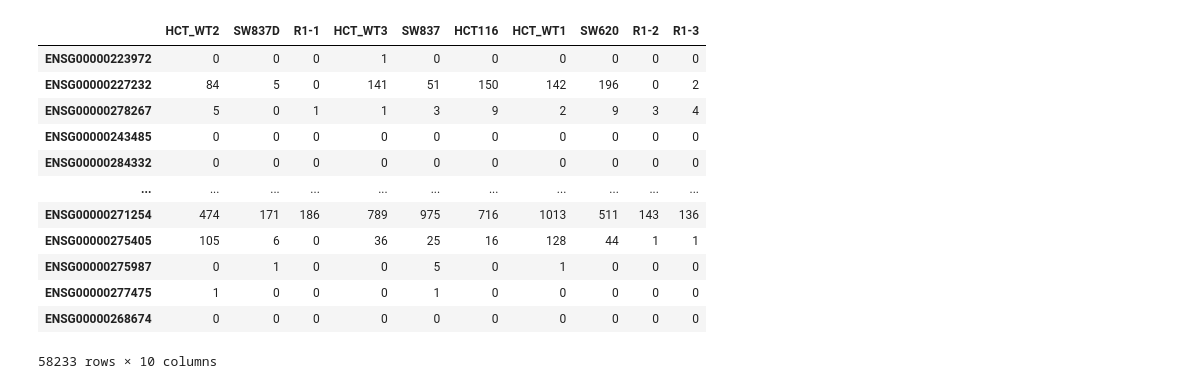
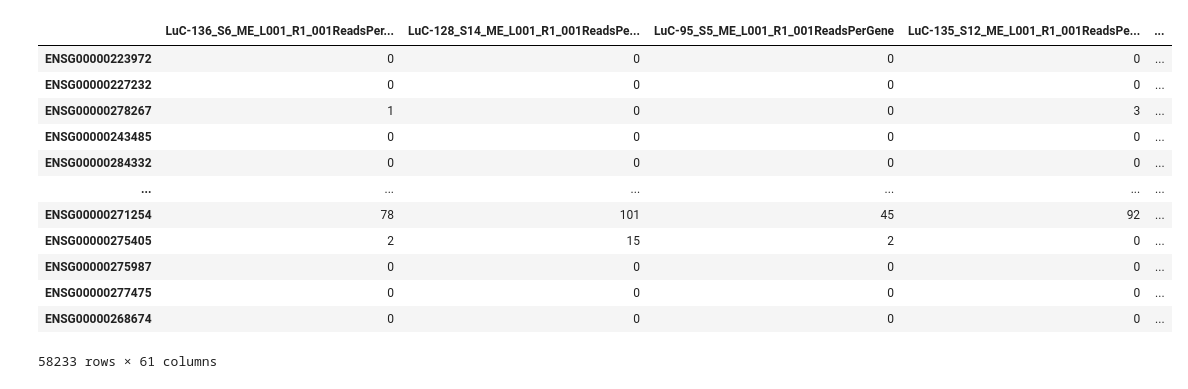
Before and after one commit to khokholmongolll/hw_bioinformatics, a Jupyter notebook: hw7/TPM_PCA.ipynb, the cells around one changed output. Saved outputs shown, nothing was run; the diff lists cells and outputs as text; code cells hidden in the pictures.

```diff
--- a/hw7/TPM_PCA.ipynb
+++ b/hw7/TPM_PCA.ipynb
@@ -7,23 +7,23 @@ import matplotlib.pyplot as plt
 from sklearn.decomposition import PCA
 from adjustText import adjust_text
 # %%
-raw_expressions = pd.read_csv('raw_expression_cells.tsv', sep='\t', index_col=0)
+raw_expressions = pd.read_csv('raw_counts_ici_samples.tsv', sep='\t', index_col=0)
 
 raw_expressions
 # %% [output]
-|  | HCT_WT2 | SW837D | R1-1 | HCT_WT3 | SW837 | HCT116 | HCT_WT1 | SW620 | R1-2 | R1-3 |
-| ENSG00000223972 | 0 | 0 | 0 | 1 | 0 | 0 | 0 | 0 | 0 | 0 |
-| ENSG00000227232 | 84 | 5 | 0 | 141 | 51 | 150 | 142 | 196 | 0 | 2 |
-| ENSG00000278267 | 5 | 0 | 1 | 1 | 3 | 9 | 2 | 9 | 3 | 4 |
-| ENSG00000243485 | 0 | 0 | 0 | 0 | 0 | 0 | 0 | 0 | 0 | 0 |
-| ENSG00000284332 | 0 | 0 | 0 | 0 | 0 | 0 | 0 | 0 | 0 | 0 |
-| ... | ... | ... | ... | ... | ... | ... | ... | ... | ... | ... |
-| ENSG00000271254 | 474 | 171 | 186 | 789 | 975 | 716 | 1013 | 511 | 143 | 136 |
-| ENSG00000275405 | 105 | 6 | 0 | 36 | 25 | 16 | 128 | 44 | 1 | 1 |
-| ENSG00000275987 | 0 | 1 | 0 | 0 | 5 | 0 | 1 | 0 | 0 | 0 |
-| ENSG00000277475 | 1 | 0 | 0 | 0 | 1 | 0 | 0 | 0 | 0 | 0 |
-| ENSG00000268674 | 0 | 0 | 0 | 0 | 0 | 0 | 0 | 0 | 0 | 0 |
+|  | LuC-136_S6_ME_L001_R1_001ReadsPer... | LuC-128_S14_ME_L001_R1_001ReadsPe... | LuC-95_S5_ME_L001_R1_001ReadsPerGene | LuC-135_S12_ME_L001_R1_001ReadsPe... | ... |
+| ENSG00000223972 | 0 | 0 | 0 | 0 | ... |
+| ENSG00000227232 | 0 | 0 | 0 | 0 | ... |
+| ENSG00000278267 | 1 | 0 | 0 | 3 | ... |
+| ENSG00000243485 | 0 | 0 | 0 | 0 | ... |
+| ENSG00000284332 | 0 | 0 | 0 | 0 | ... |
+| ... | ... | ... | ... | ... | ... |
+| ENSG00000271254 | 78 | 101 | 45 | 92 | ... |
+| ENSG00000275405 | 2 | 15 | 2 | 0 | ... |
+| ENSG00000275987 | 0 | 0 | 0 | 0 | ... |
+| ENSG00000277475 | 0 | 0 | 0 | 0 | ... |
+| ENSG00000268674 | 0 | 0 | 0 | 0 | ... |
-58233 rows × 10 columns
+58233 rows × 61 columns
 # %%
 raw_expressions.rename(columns = {'R1-1': 'HCT-15-4',
                                      'R1-2': 'HCT-15-5',
```
Also changed, not shown: parts of 7 cells of this notebook, 6 other files.
